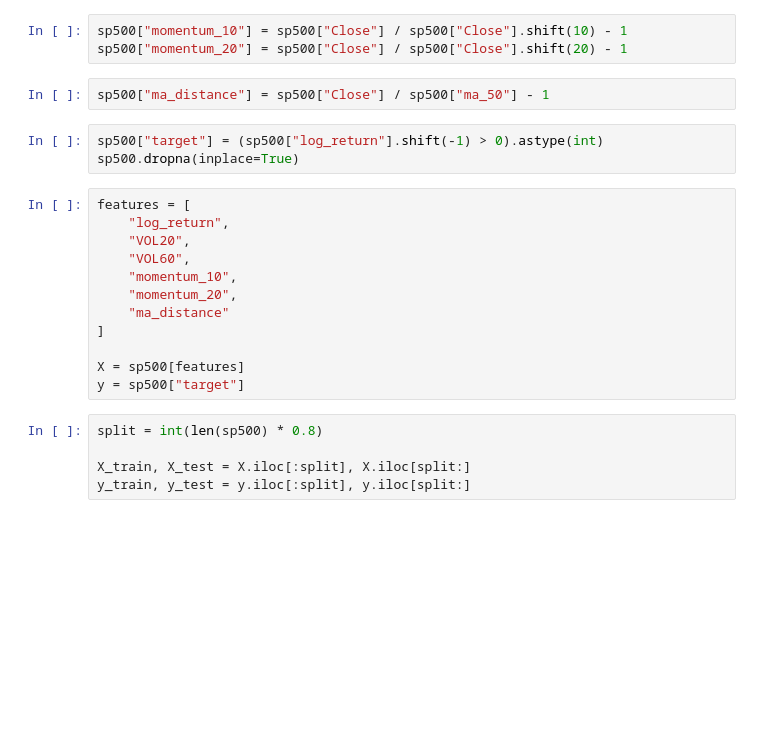
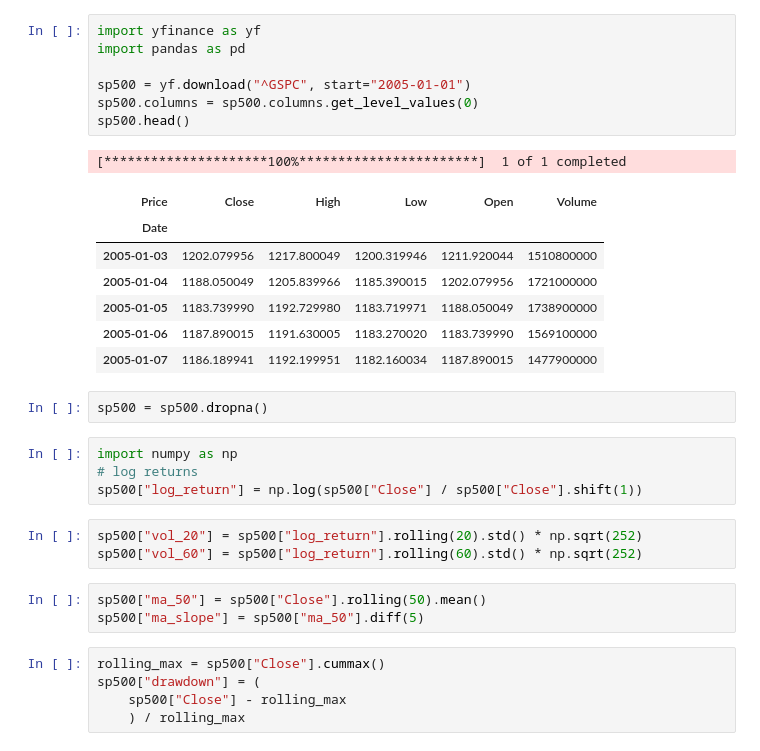
Before and after one commit to ishanvianand-lol/quantitative-research-1, a Jupyter notebook: notebooks/analysis.ipynb, the cells around one changed output. Saved outputs shown, nothing was run; the diff lists cells and outputs as text; blank space fills up the shorter version.

```diff
--- a/notebooks/analysis.ipynb
+++ b/notebooks/analysis.ipynb
@@ -139,25 +1,33 @@ plt.show()
-# %%
-sp500["momentum_10"] = sp500["Close"] / sp500["Close"].shift(10) - 1
-sp500["momentum_20"] = sp500["Close"] / sp500["Close"].shift(20) - 1
-# %%
-sp500["ma_distance"] = sp500["Close"] / sp500["ma_50"] - 1
-# %%
-sp500["target"] = (sp500["log_return"].shift(-1) > 0).astype(int)
-sp500.dropna(inplace=True)
-# %%
-features = [
-    "log_return",
-    "VOL20",
-    "VOL60",
-    "momentum_10",
-    "momentum_20",
-    "ma_distance"
-]
-
-X = sp500[features]
-y = sp500["target"]
-# %%
-split = int(len(sp500) * 0.8)
-
-X_train, X_test = X.iloc[:split], X.iloc[split:]
-y_train, y_test = y.iloc[:split], y.iloc[split:]
+# %%
+import yfinance as yf
+import pandas as pd
+
+sp500 = yf.download("^GSPC", start="2005-01-01")
+sp500.columns = sp500.columns.get_level_values(0)
+sp500.head()
+# %% [output]
+[*********************100%***********************]  1 of 1 completed
+| Price | Close | High | Low | Open | Volume |
+| Date |  |  |  |  |  |
+| 2005-01-03 | 1202.079956 | 1217.800049 | 1200.319946 | 1211.920044 | 1510800000 |
+| 2005-01-04 | 1188.050049 | 1205.839966 | 1185.390015 | 1202.079956 | 1721000000 |
+| 2005-01-05 | 1183.739990 | 1192.729980 | 1183.719971 | 1188.050049 | 1738900000 |
+| 2005-01-06 | 1187.890015 | 1191.630005 | 1183.270020 | 1183.739990 | 1569100000 |
+| 2005-01-07 | 1186.189941 | 1192.199951 | 1182.160034 | 1187.890015 | 1477900000 |
+# %%
+sp500 = sp500.dropna()
+# %%
+import numpy as np
+# log returns
+sp500["log_return"] = np.log(sp500["Close"] / sp500["Close"].shift(1))
+# %%
+sp500["vol_20"] = sp500["log_return"].rolling(20).std() * np.sqrt(252)
+sp500["vol_60"] = sp500["log_return"].rolling(60).std() * np.sqrt(252)
+# %%
+sp500["ma_50"] = sp500["Close"].rolling(50).mean()
+sp500["ma_slope"] = sp500["ma_50"].diff(5)
+# %%
+rolling_max = sp500["Close"].cummax()
+sp500["drawdown"] = (
+    sp500["Close"] - rolling_max
+    ) / rolling_max
```
Also changed, not shown: parts of 27 cells of this notebook, 4 other files.
